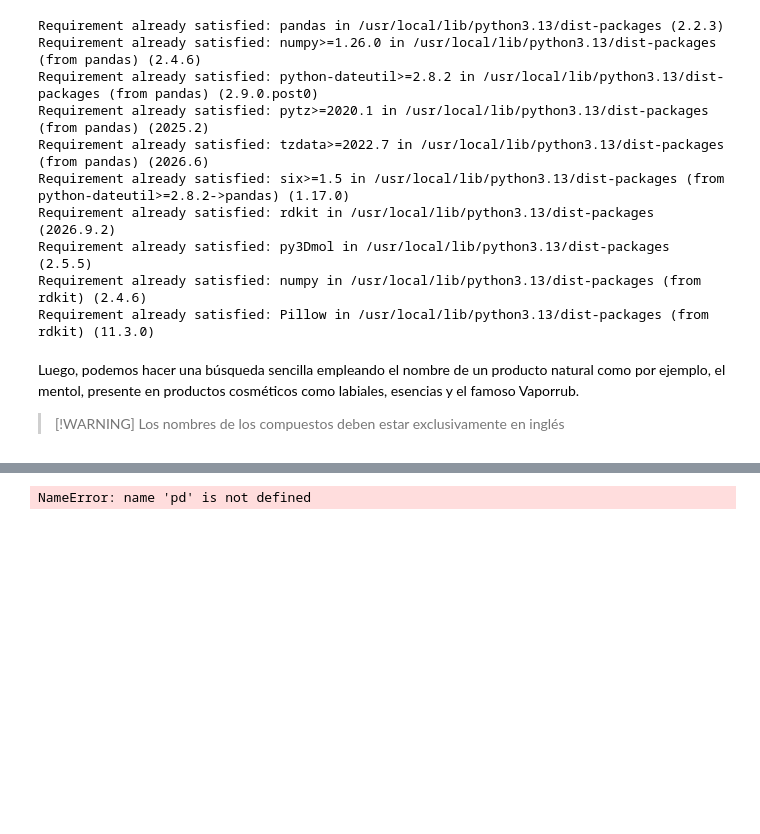
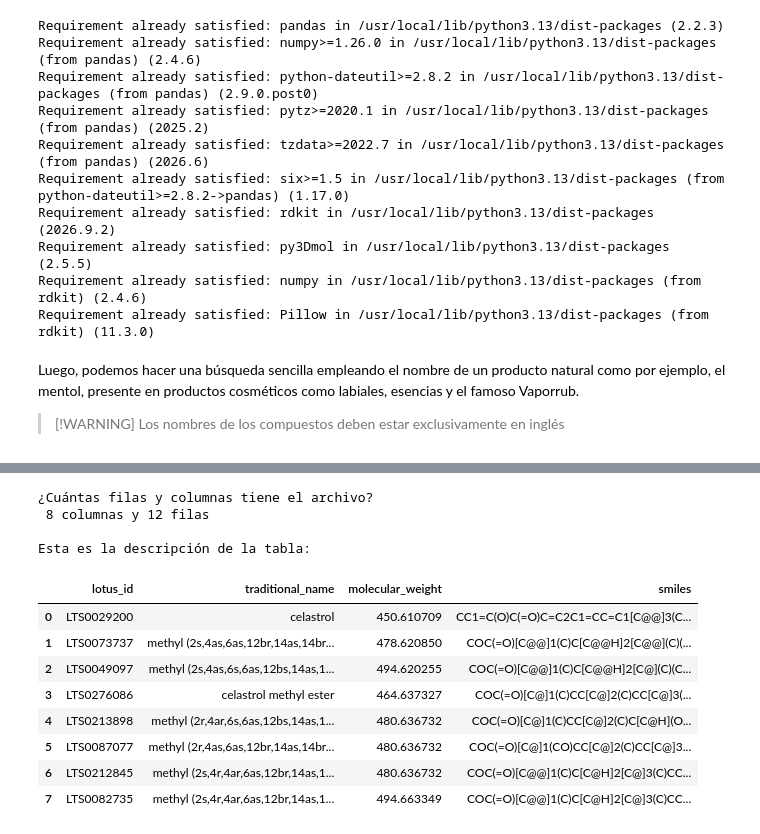
Before and after one commit to FlorMariaBriceno/TecnolochicasPRO_Project, a Jupyter notebook: Proyecto_Tecnolochicas.ipynb, the cells around one changed output, grey strips where cells are left out. Cells and saved outputs as stored; diff of their text form; code cells hidden in the pictures; blank space fills up the shorter version.

Commit message:
Modificaciones a la logica de los queries y la seleccion de columnas

```diff
--- a/Proyecto_Tecnolochicas.ipynb
+++ b/Proyecto_Tecnolochicas.ipynb
@@ -115,13 +153,27 @@ Estructura química del query "O=C1c2ccccc2C(=O)c2ccccc21"
 # %%
 # Organizando los datos en un dataframe de Pandas
 df=pd.json_normalize(data['naturalProducts'])
-df=df.dropna
+df=df.dropna(axis=1,how='any')
+df.drop(list(df.filter(regex="fragment*")),axis=1,inplace=True)
 # Vamos a imprimir varias características de nuestra tabla
 print("¿Cuántas filas y columnas tiene el archivo?","\n",df.shape[0],"columnas y", df.shape[1],"filas\n")
 print("Esta es la descripción de la tabla:\n")
-df.describe()
+df=df.filter(['id','lotus_id','traditional_name','molecular_weight','contains_sugar','smiles'])
+display(df)
 # %% [output]
-NameError: name 'pd' is not defined
+¿Cuántas filas y columnas tiene el archivo?
+ 8 columnas y 12 filas
+
+Esta es la descripción de la tabla:
+|  | lotus_id | traditional_name | molecular_weight | smiles |
+| 0 | LTS0029200 | celastrol | 450.610709 | CC1=C(O)C(=O)C=C2C1=CC=C1[C@@]3(C... |
+| 1 | LTS0073737 | methyl (2s,4as,6as,12br,14as,14br... | 478.620850 | COC(=O)[C@@]1(C)C[C@@H]2[C@@](C)(... |
+| 2 | LTS0049097 | methyl (2s,4as,6s,6as,12bs,14as,1... | 494.620255 | COC(=O)[C@@]1(C)C[C@@H]2[C@](C)(C... |
+| 3 | LTS0276086 | celastrol methyl ester | 464.637327 | COC(=O)[C@]1(C)CC[C@]2(C)CC[C@]3(... |
+| 4 | LTS0213898 | methyl (2r,4ar,6s,6as,12bs,14as,1... | 480.636732 | COC(=O)[C@]1(C)CC[C@]2(C)C[C@H](O... |
+| 5 | LTS0087077 | methyl (2r,4as,6as,12br,14as,14br... | 480.636732 | COC(=O)[C@]1(CO)CC[C@]2(C)CC[C@]3... |
+| 6 | LTS0212845 | methyl (2s,4r,4ar,6as,12br,14as,1... | 480.636732 | COC(=O)[C@@]1(C)C[C@H]2[C@]3(C)CC... |
+| 7 | LTS0082735 | methyl (2s,4r,4ar,6as,12br,14as,1... | 494.663349 | COC(=O)[C@@]1(C)C[C@H]2[C@]3(C)CC... |
 # %%
 # Imágenes de estructuras similares al query:
 mol =  [ Chem.MolFromSmiles(x) for x in df['smiles']]
```
Also changed, not shown: parts of 11 cells of this notebook.
